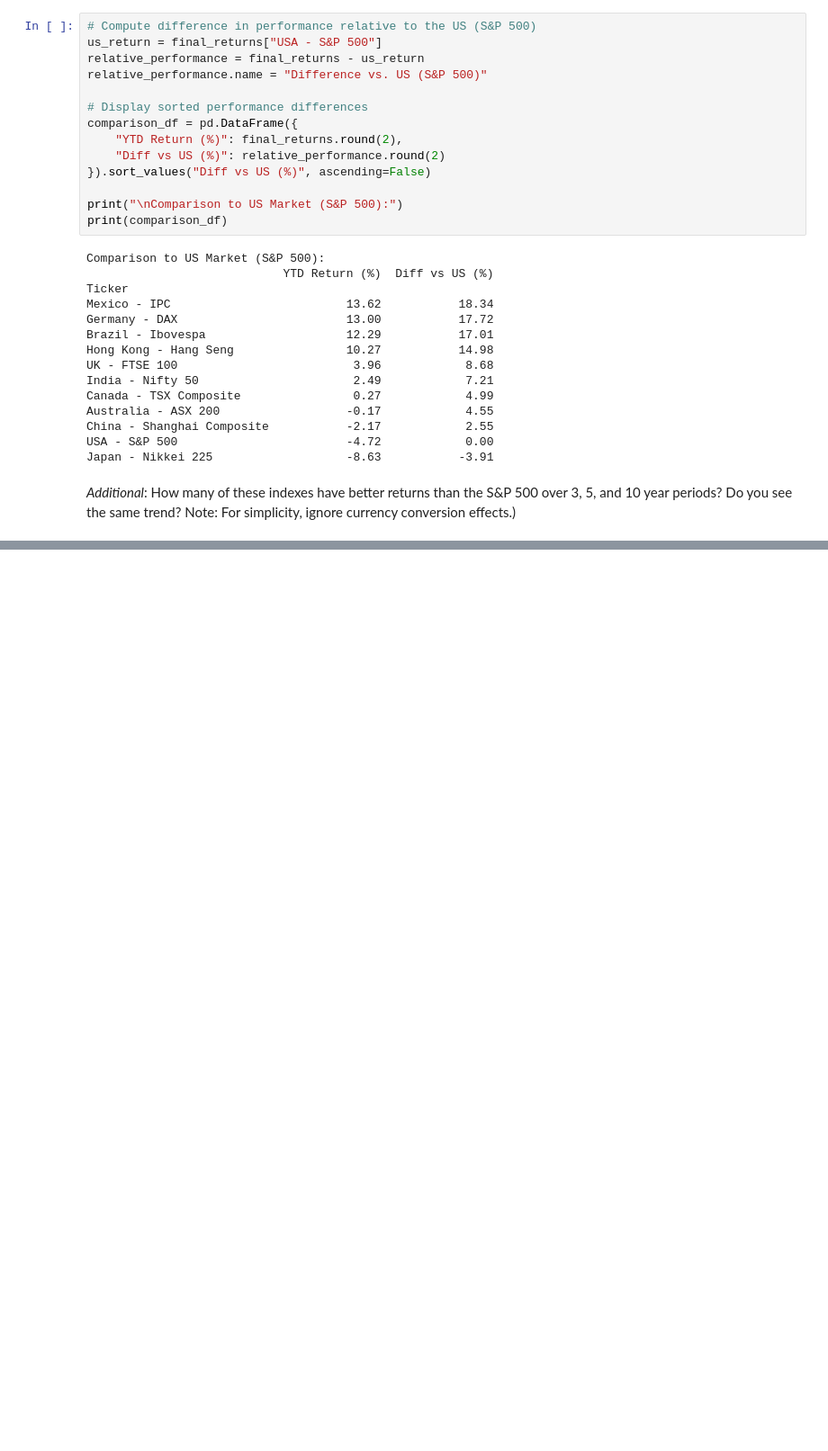
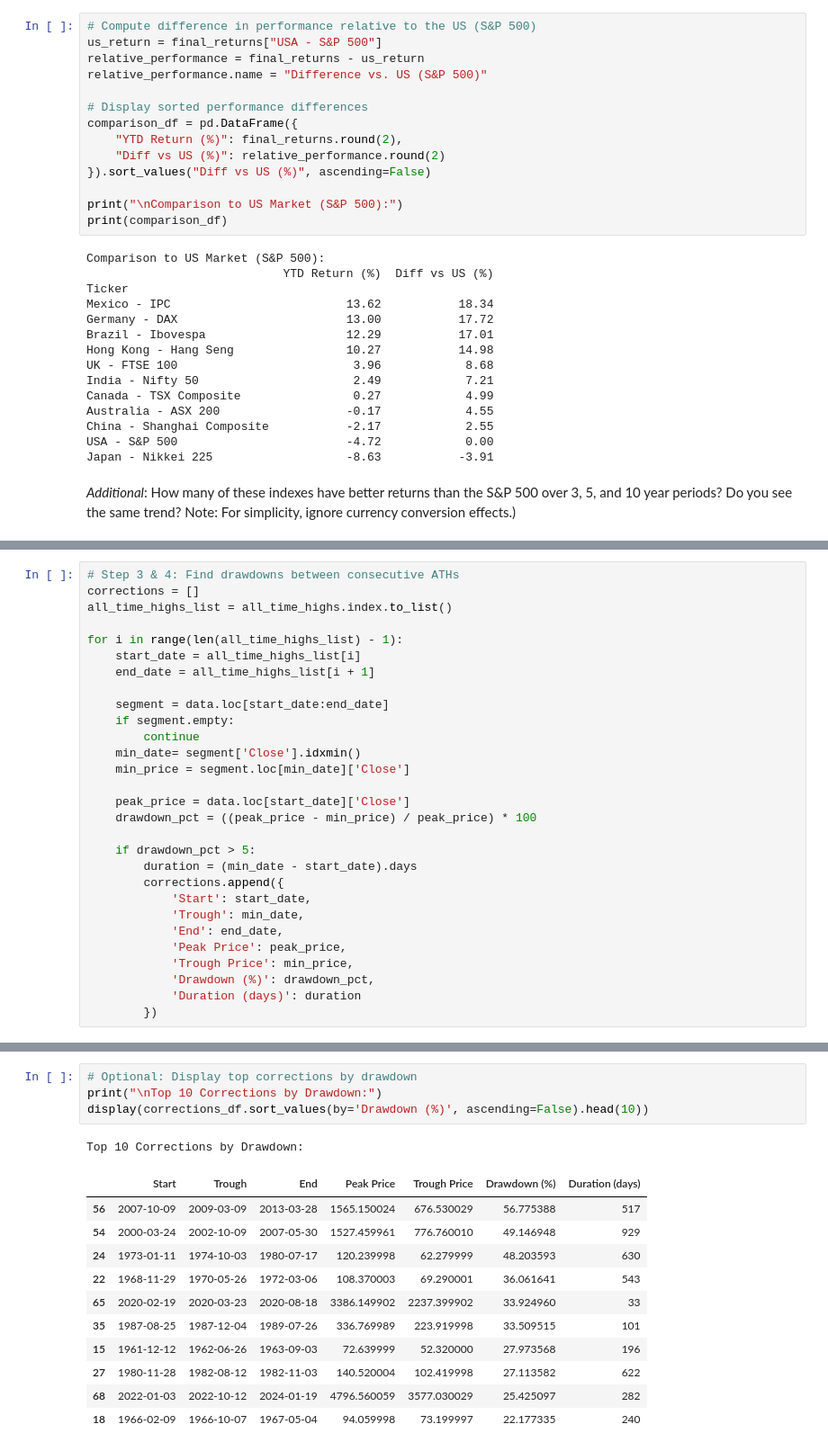
Before and after one commit to DataTalksClub/stock-markets-analytics-zoomcamp, a Jupyter notebook: cohorts/2025/homework_1_ag.ipynb, the cells around one changed output, grey strips where cells are left out. Shown at 90% size. Saved outputs shown, nothing was run; the diff lists cells and outputs as text; blank space fills up the shorter version.

```diff
--- a/cohorts/2025/homework_1_ag.ipynb
+++ b/cohorts/2025/homework_1_ag.ipynb
@@ -224,0 +283,29 @@ Note: For simplicity, ignore currency conversion effects.)
+# %%
+# Step 3 & 4: Find drawdowns between consecutive ATHs
+corrections = []
+all_time_highs_list = all_time_highs.index.to_list()
+
+for i in range(len(all_time_highs_list) - 1):
+    start_date = all_time_highs_list[i]
+    end_date = all_time_highs_list[i + 1]
+
+    segment = data.loc[start_date:end_date]
+    if segment.empty:
+        continue
+    min_date= segment['Close'].idxmin()
+    min_price = segment.loc[min_date]['Close']
+
+    peak_price = data.loc[start_date]['Close']
+    drawdown_pct = ((peak_price - min_price) / peak_price) * 100
+
+    if drawdown_pct > 5:
+        duration = (min_date - start_date).days
+        corrections.append({
+            'Start': start_date,
+            'Trough': min_date,
+            'End': end_date,
+            'Peak Price': peak_price,
+            'Trough Price': min_price,
+            'Drawdown (%)': drawdown_pct,
+            'Duration (days)': duration
+        })
@@ -224,0 +340,17 @@ Note: For simplicity, ignore currency conversion effects.)
+# %%
+# Optional: Display top corrections by drawdown
+print("\nTop 10 Corrections by Drawdown:")
+display(corrections_df.sort_values(by='Drawdown (%)', ascending=False).head(10))
+# %% [output]
+Top 10 Corrections by Drawdown:
+|  | Start | Trough | End | Peak Price | Trough Price | Drawdown (%) | Duration (days) |
+| 56 | 2007-10-09 | 2009-03-09 | 2013-03-28 | 1565.150024 | 676.530029 | 56.775388 | 517 |
+| 54 | 2000-03-24 | 2002-10-09 | 2007-05-30 | 1527.459961 | 776.760010 | 49.146948 | 929 |
+| 24 | 1973-01-11 | 1974-10-03 | 1980-07-17 | 120.239998 | 62.279999 | 48.203593 | 630 |
+| 22 | 1968-11-29 | 1970-05-26 | 1972-03-06 | 108.370003 | 69.290001 | 36.061641 | 543 |
+| 65 | 2020-02-19 | 2020-03-23 | 2020-08-18 | 3386.149902 | 2237.399902 | 33.924960 | 33 |
+| 35 | 1987-08-25 | 1987-12-04 | 1989-07-26 | 336.769989 | 223.919998 | 33.509515 | 101 |
+| 15 | 1961-12-12 | 1962-06-26 | 1963-09-03 | 72.639999 | 52.320000 | 27.973568 | 196 |
+| 27 | 1980-11-28 | 1982-08-12 | 1982-11-03 | 140.520004 | 102.419998 | 27.113582 | 622 |
+| 68 | 2022-01-03 | 2022-10-12 | 2024-01-19 | 4796.560059 | 3577.030029 | 25.425097 | 282 |
+| 18 | 1966-02-09 | 1966-10-07 | 1967-05-04 | 94.059998 | 73.199997 | 22.177335 | 240 |
```
Also changed, not shown: parts of 16 cells of this notebook.
